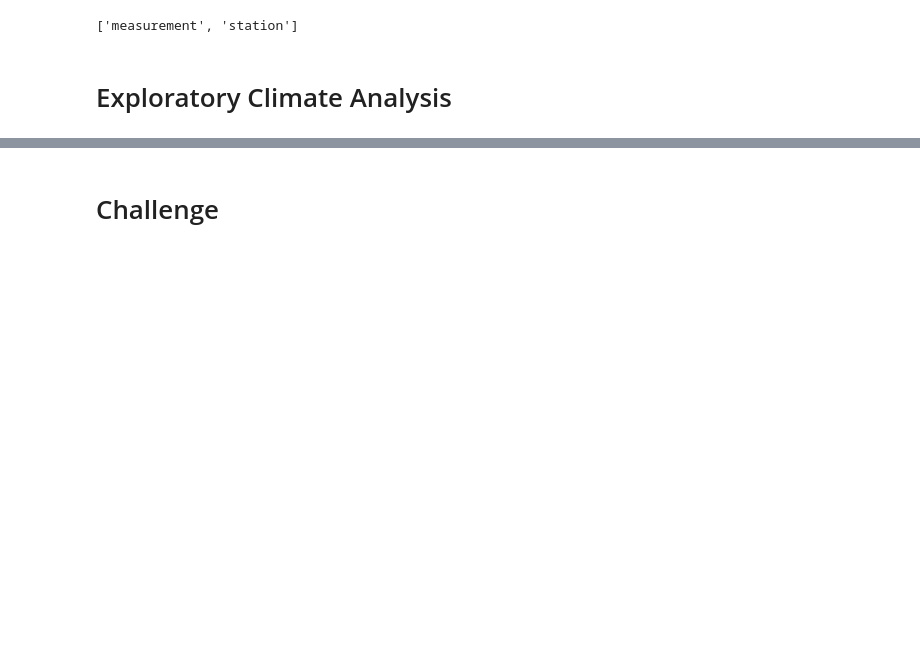
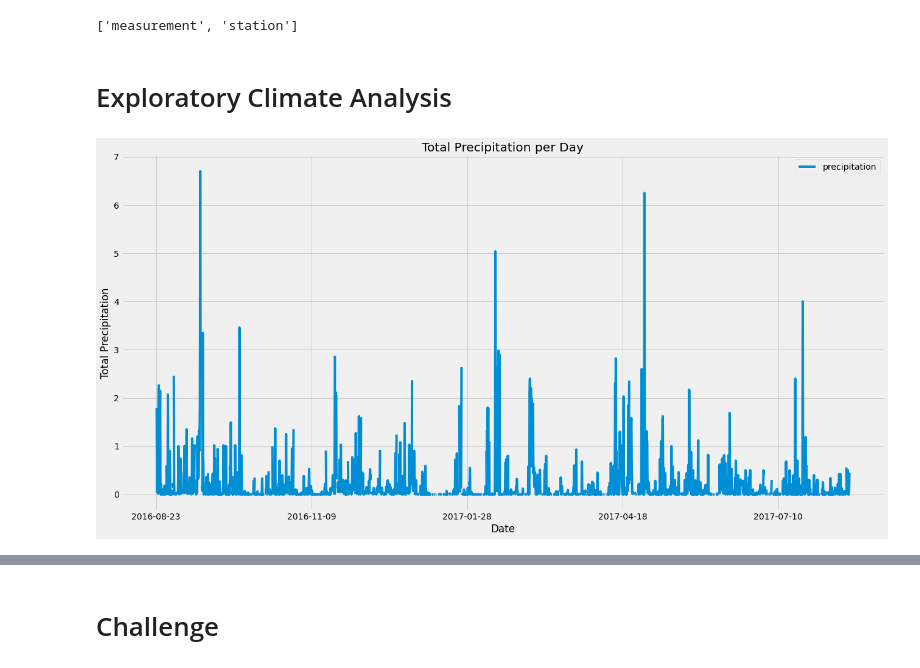
Before and after one commit to jenamis/hawaii-weather-analysis, a Jupyter notebook: climate_analysis.ipynb, the cells around one changed output, grey strips where cells are left out. Drawn from its saved outputs; the diff is of its cells as text; code cells hidden in the pictures; blank space fills up the shorter version.

```diff
--- a/climate_analysis.ipynb
+++ b/climate_analysis.ipynb
@@ -39,16 +39,31 @@ session = Session(engine)
 # %% [markdown]
 # Exploratory Climate Analysis
 # %%
-# Design a query to retrieve the last 12 months of precipitation data and plot the results.
-#Starting from the last data point in the database.
-
-# Calculate the date one year from the last date in data set.
+# Design query to retrieve last 12 months of precipitation data and plot results
+# Start from last data point in database, calculate date one year from last date in data set
+prev_year = dt.date(2017, 8, 23) - dt.timedelta(days = 365)
 
 # Perform a query to retrieve the data and precipitation scores
+results = session.query(Measurement.date, Measurement.prcp).filter(Measurement.date >= prev_year).all()
+# print(results)
 
-# Save the query results as a Pandas DataFrame and set the index to the date column
+# Save query results as a Pandas DF and set index to date column
+df = pd.DataFrame(results, columns = ["date", "precipitation"])
+df.set_index(df["date"], inplace = True)
+
+# Print DF with index
+# print(df)
+
+# Print DF without index
+# print(df.to_string(index = False))
 
 # Sort the dataframe by date
+df = df.sort_index()
+# print(df.to_string(index = False))
 
-# Use Pandas Plotting with Matplotlib to plot the data
+# Use Pandas Plotting with Matplotlib to plot data
+df.plot(xlabel = "Date", ylabel = "Total Precipitation", title = "Total Precipitation per Day", figsize = (20, 10))
+plt.show()
+# %% [output]
+[figure, added]
 # %%
```
Also changed, not shown: parts of 1 cell of this notebook, 1 other file.
